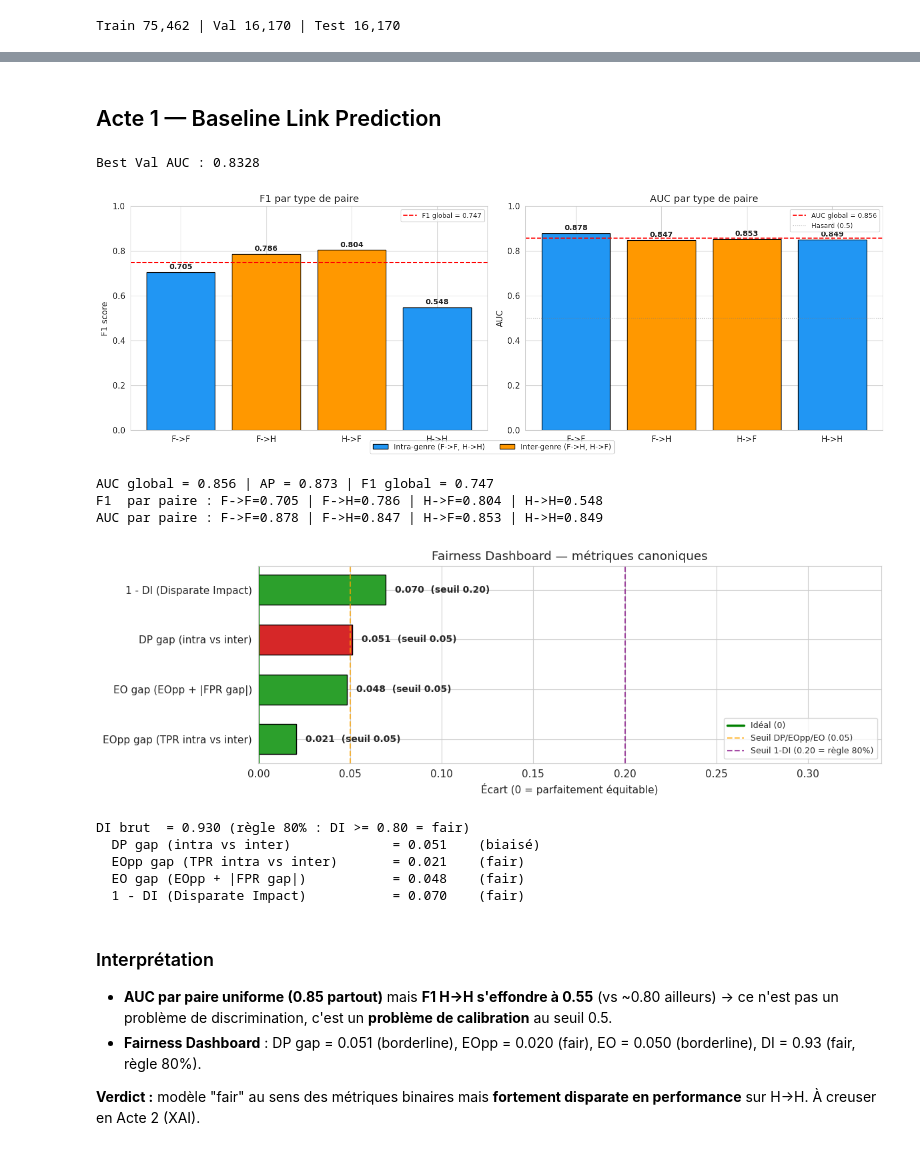
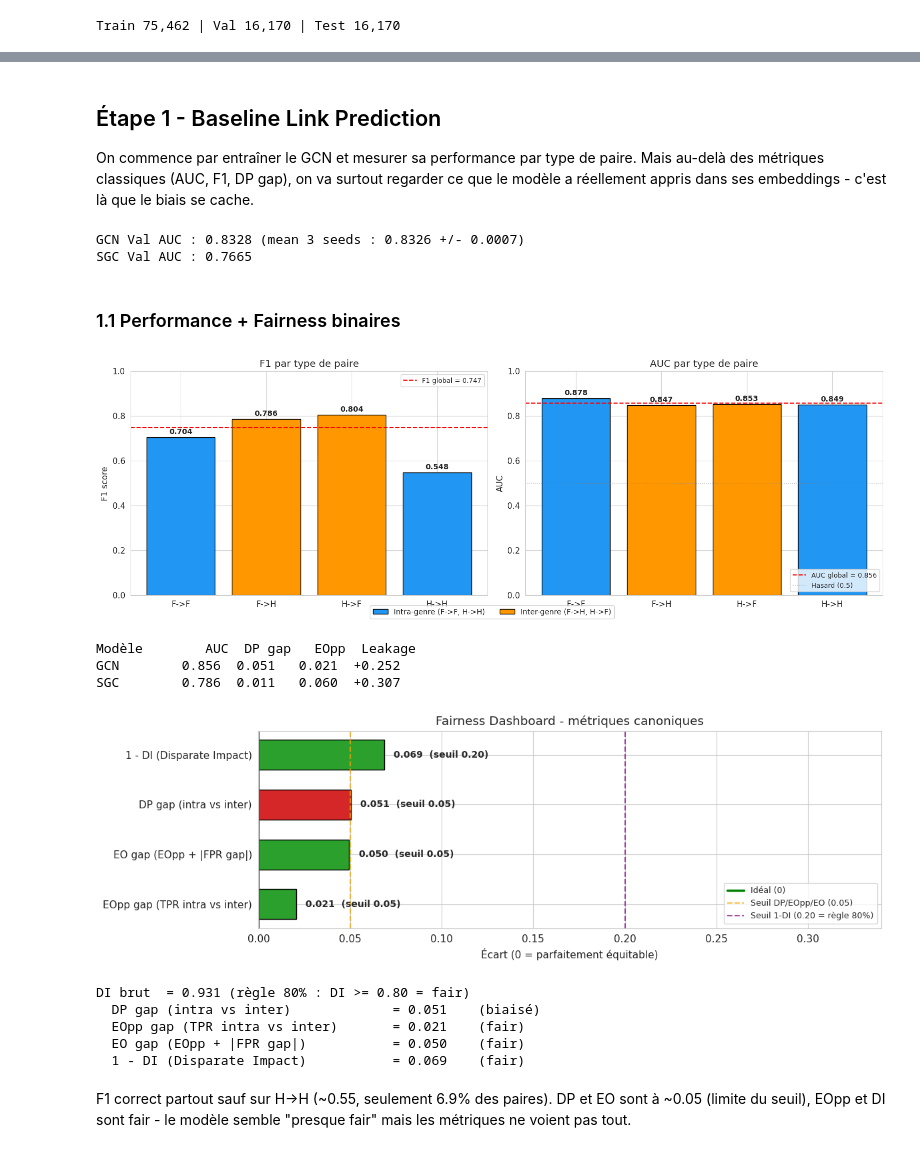
Before and after one commit to inptensib/IA-DATA708, a Jupyter notebook: notebooks/02_pipeline.ipynb, the cells around one changed output, grey strips where cells are left out. Saved outputs shown, nothing was run; the diff lists cells and outputs as text; code cells hidden in the pictures.

```diff
--- a/notebooks/02_pipeline.ipynb
+++ b/notebooks/02_pipeline.ipynb
@@ -53,7 +69,9 @@ Train 75,462 | Val 16,170 | Test 16,170
 # %% [markdown]
-## Acte 1 — Baseline Link Prediction
+## Étape 1 - Baseline Link Prediction
+
+On commence par entraîner le GCN et mesurer sa performance par type de paire. Mais au-delà des métriques classiques (AUC, F1, DP gap), on va surtout regarder ce que le modèle a réellement appris dans ses embeddings - c'est là que le biais se cache.
 # %%
-# GCN encoder + dot product decoder (architecture explicite, pédagogique)
+# GCN encoder
 class GCN(nn.Module):
     def __init__(self, inc, hid=128, out=64, drop=0.5):
         super().__init__(); self.c1, self.c2, self.drop = GCNConv(inc, hid), GCNConv(hid, out), drop
@@ -61,40 +79,58 @@ class GCN(nn.Module):
     def decode(self, z, ei): return (z[ei[0]] * z[ei[1]]).sum(dim=-1)
     def forward(self, x, ei, eli): return self.decode(self.encode(x, ei), eli)
 
-# Entraînement avec best-model checkpointing sur val AUC
 set_seed(42)
 model = GCN(data.x.shape[1]).to(device)
 best_auc = train_with_best(model, train_data, val_data, device, epochs=100, lr=0.01, weight_decay=5e-4)
-print(f"Best Val AUC : {best_auc:.4f}")
+
+# Multi-seed
+aucs = [best_auc]
+for s in [123, 456]:
+    set_seed(s); m_tmp = GCN(data.x.shape[1]).to(device)
+    aucs.append(train_with_best(m_tmp, train_data, val_data, device, epochs=100, desc=f'Seed {s}'))
+
+# SGC pour comparaison
+set_seed(42)
+model_sgc = SGC(data.x.shape[1]).to(device)
+best_auc_sgc = train_with_best(model_sgc, train_data, val_data, device, epochs=100, desc='SGC')
+
+print(f"GCN Val AUC : {best_auc:.4f} (mean 3 seeds : {np.mean(aucs):.4f} +/- {np.std(aucs):.4f})")
+print(f"SGC Val AUC : {best_auc_sgc:.4f}")
 # %% [output]
-Best Val AUC : 0.8328
+GCN Val AUC : 0.8328 (mean 3 seeds : 0.8326 +/- 0.0007)
+SGC Val AUC : 0.7665
+# %% [markdown]
+### 1.1 Performance + Fairness binaires
 # %%
-# Évaluation + Performance par type de paire (F1 + AUC)
+# Perf par paire + comparaison GCN vs SGC
 tp, tl, tpt, auc, ap, f, f1_global = evaluate_link_pred(model, test_data, sens, device)
 
 fig, ax = plt.subplots(1, 2, figsize=(15, 5))
 bar_per_pair(ax[0], f['pf1'], 'F1 par type de paire',  'F1 score', hline=f1_global, hline_label=f'F1 global = {f1_global:.3f}')
 bar_per_pair(ax[1], f['pa'],  'AUC par type de paire', 'AUC',      hline=auc, hline_label=f'AUC global = {auc:.3f}',
              extras=[(0.5, 'Hasard (0.5)', {'alpha': 0.5})])
+ax[1].legend(loc='lower right', fontsize=9)
 fairness_legend(fig); plt.tight_layout(); plt.show()
 
-print(f"AUC global = {auc:.3f} | AP = {ap:.3f} | F1 global = {f1_global:.3f}")
-print(f"F1  par paire : " + " | ".join(f"{n}={f['pf1'][n]:.3f}" for n in PAIR_ORDER))
-print(f"AUC par paire : " + " | ".join(f"{n}={f['pa'].get(n, float('nan')):.3f}" for n in PAIR_ORDER))
+res_gcn = collect_results(model, test_data, sens, device)
+res_sgc = collect_results(model_sgc, test_data, sens, device)
+print(f"{'Modèle':10s} {'AUC':>6s} {'DP gap':>7s} {'EOpp':>6s} {'Leakage':>8s}")
+print(f"{'GCN':10s} {res_gcn['auc']:.3f}  {res_gcn['dp']:.3f}   {res_gcn['eopp']:.3f}  {res_gcn['leakage']:+.3f}")
+print(f"{'SGC':10s} {res_sgc['auc']:.3f}  {res_sgc['dp']:.3f}   {res_sgc['eopp']:.3f}  {res_sgc['leakage']:+.3f}")
 # %% [output]
-[figure, old version]
+[figure, new version]
-AUC global = 0.856 | AP = 0.873 | F1 global = 0.747
-F1  par paire : F->F=0.705 | F->H=0.786 | H->F=0.804 | H->H=0.548
-AUC par paire : F->F=0.878 | F->H=0.847 | H->F=0.853 | H->H=0.849
+Modèle        AUC  DP gap   EOpp  Leakage
+GCN        0.856  0.051   0.021  +0.252
+SGC        0.786  0.011   0.060  +0.307
 # %%
-# Fairness Dashboard canonique : DP, EOpp, EO, 1-DI (selon CLAUDE.md)
+# Fairness Dashboard
 metrics = [
     ('DP gap (intra vs inter)',        f['DP'],     0.05),
     ('EOpp gap (TPR intra vs inter)',  f['EOpp'],   0.05),
     ('EO gap (EOpp + |FPR gap|)',      f['EO'],     0.05),
     ('1 - DI (Disparate Impact)',      1 - f['DI'], 0.20),  # règle 80%
 ]
-barh_dashboard(metrics, title='Fairness Dashboard — métriques canoniques',
+barh_dashboard(metrics, title='Fairness Dashboard - métriques canoniques',
                xlabel='Écart (0 = parfaitement équitable)',
                threshold_lines=[(0.05, 'Seuil DP/EOpp/EO (0.05)', 'orange'),
                                 (0.20, 'Seuil 1-DI (0.20 = règle 80%)', 'purple')])
@@ -104,15 +140,10 @@ print(f"DI brut  = {f['DI']:.3f} (règle 80% : DI >= 0.80 = fair)")
 for nm, v, t in metrics: print(f"  {nm:35s} = {v:.3f}    ({verdict_str(v, t, 'lt')})")
 # %% [output]
 [figure]
-DI brut  = 0.930 (règle 80% : DI >= 0.80 = fair)
+DI brut  = 0.931 (règle 80% : DI >= 0.80 = fair)
   DP gap (intra vs inter)             = 0.051    (biaisé)
   EOpp gap (TPR intra vs inter)       = 0.021    (fair)
-  EO gap (EOpp + |FPR gap|)           = 0.048    (fair)
-  1 - DI (Disparate Impact)           = 0.070    (fair)
+  EO gap (EOpp + |FPR gap|)           = 0.050    (fair)
+  1 - DI (Disparate Impact)           = 0.069    (fair)
 # %% [markdown]
-### Interprétation
-
-- **AUC par paire uniforme (0.85 partout)** mais **F1 H->H s'effondre à 0.55** (vs ~0.80 ailleurs) → ce n'est pas un problème de discrimination, c'est un **problème de calibration** au seuil 0.5.
-- **Fairness Dashboard** : DP gap = 0.051 (borderline), EOpp = 0.020 (fair), EO = 0.050 (borderline), DI = 0.93 (fair, règle 80%).
-
-**Verdict :** modèle "fair" au sens des métriques binaires mais **fortement disparate en performance** sur H->H. À creuser en Acte 2 (XAI).
+F1 correct partout sauf sur H->H (~0.55, seulement 6.9% des paires). DP et EO sont à ~0.05 (limite du seuil), EOpp et DI sont fair - le modèle semble "presque fair" mais les métriques ne voient pas tout.
```
Also changed, not shown: parts of 47 cells of this notebook, 5 other files.
